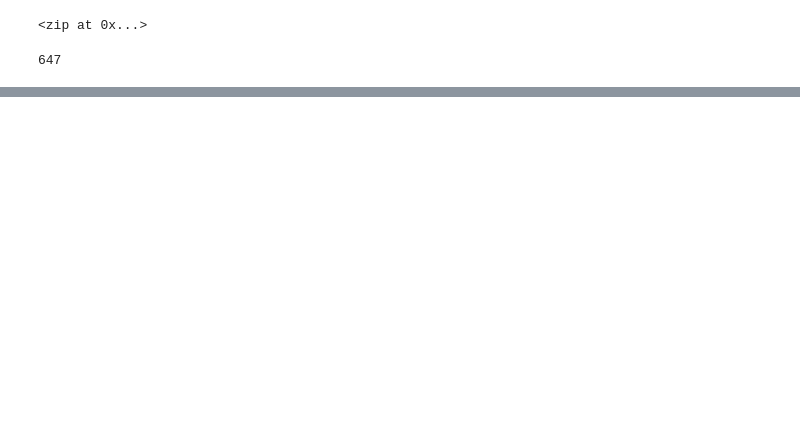
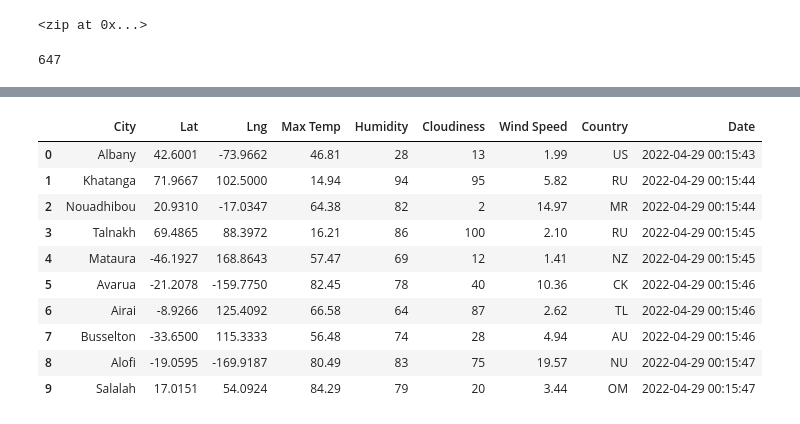
Before and after one commit to yolandahjohnson/World_Weather_Analysis, a Jupyter notebook: WeatherPy.ipynb, the cells around one changed output, grey strips where cells are left out. Cells and saved outputs as stored; diff of their text form; code cells hidden in the pictures; blank space fills up the shorter version.

```diff
--- a/WeatherPy.ipynb
+++ b/WeatherPy.ipynb
@@ -33,0 +44,3 @@ len(cities)
+# %%
+# Starting URL for Weather Map API Call.
+url = "http://api.openweathermap.org/data/2.5/weather?units=Imperial&APPID=" + weather_api_key
@@ -33,0 +127,16 @@ len(cities)
+# %%
+# Convert the array of dictionaries to a Pandas DataFrame.
+city_data_df = pd.DataFrame(city_data)
+city_data_df.head(10)
+# %% [output]
+|  | City | Lat | Lng | Max Temp | Humidity | Cloudiness | Wind Speed | Country | Date |
+| 0 | Albany | 42.6001 | -73.9662 | 46.81 | 28 | 13 | 1.99 | US | 2022-04-29 00:15:43 |
+| 1 | Khatanga | 71.9667 | 102.5000 | 14.94 | 94 | 95 | 5.82 | RU | 2022-04-29 00:15:44 |
+| 2 | Nouadhibou | 20.9310 | -17.0347 | 64.38 | 82 | 2 | 14.97 | MR | 2022-04-29 00:15:44 |
+| 3 | Talnakh | 69.4865 | 88.3972 | 16.21 | 86 | 100 | 2.10 | RU | 2022-04-29 00:15:45 |
+| 4 | Mataura | -46.1927 | 168.8643 | 57.47 | 69 | 12 | 1.41 | NZ | 2022-04-29 00:15:45 |
+| 5 | Avarua | -21.2078 | -159.7750 | 82.45 | 78 | 40 | 10.36 | CK | 2022-04-29 00:15:46 |
+| 6 | Airai | -8.9266 | 125.4092 | 66.58 | 64 | 87 | 2.62 | TL | 2022-04-29 00:15:46 |
+| 7 | Busselton | -33.6500 | 115.3333 | 56.48 | 74 | 28 | 4.94 | AU | 2022-04-29 00:15:46 |
+| 8 | Alofi | -19.0595 | -169.9187 | 80.49 | 83 | 75 | 19.57 | NU | 2022-04-29 00:15:47 |
+| 9 | Salalah | 17.0151 | 54.0924 | 84.29 | 79 | 20 | 3.44 | OM | 2022-04-29 00:15:47 |
```
Also changed, not shown: parts of 5 cells of this notebook.
